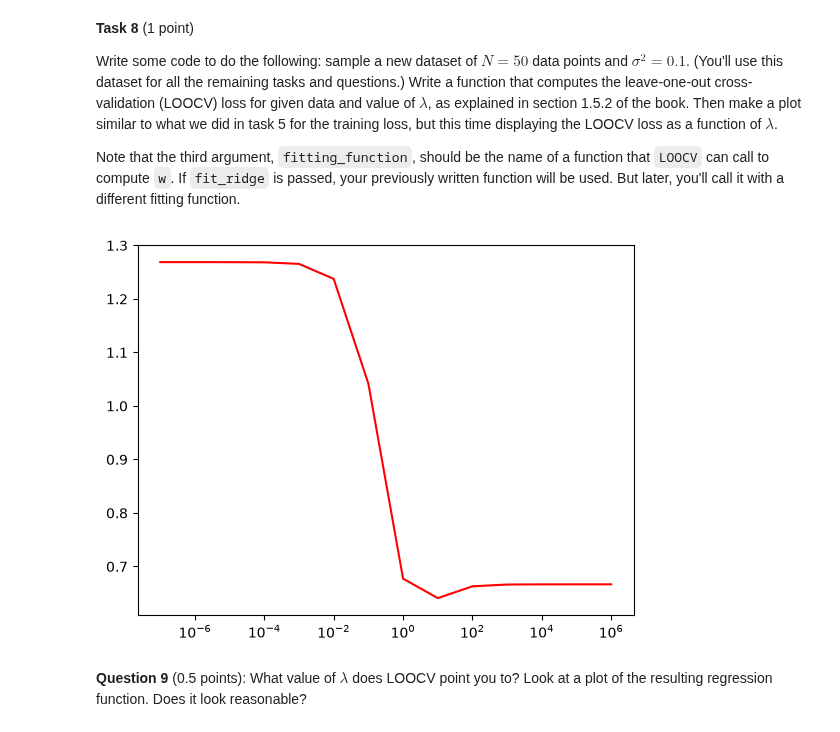
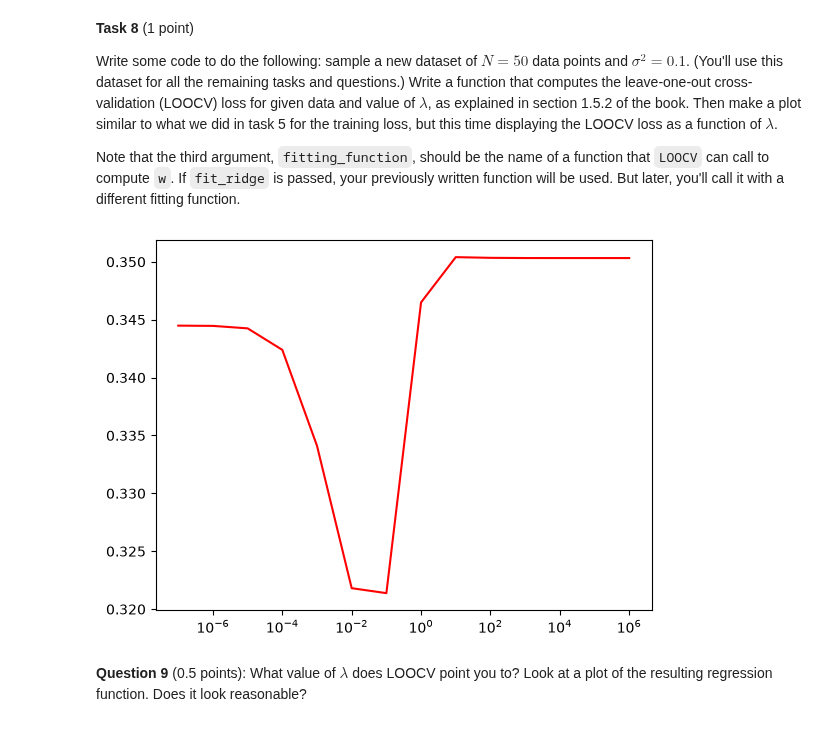
Before and after one commit to Maxouwe/MLBiihh, a Jupyter notebook: ML2026_assignment1.ipynb, the cells around one changed output. Cells and saved outputs as stored; diff of their text form; code cells hidden in the pictures.

```diff
--- a/ML2026_assignment1.ipynb
+++ b/ML2026_assignment1.ipynb
@@ -238,32 +238,32 @@ Note that the third argument, `fitting_function`, should be the name of a functi
 # %%
 def LOOCV(X, t, fitting_function, lamb):
     N, k = X.shape
     sum_of_losses = 0.0
     for leave_out in range(N):
         X_train = np.delete(X, leave_out, axis=0)
         t_train = np.delete(t, leave_out)
         w = fitting_function(X_train, t_train, lamb)
 
         X_validate = np.array(X[leave_out:leave_out+1])
         t_validate = np.array(t[leave_out:leave_out+1])
         sum_of_losses += compute_loss(w, X_validate, t_validate)
         pass
     return sum_of_losses / N
 
 # Your code here to sample a larger dataset, and to make the plot of the LOOCV loss for each lambda
 
-xs, ts = generate_data(3, 0.1)
+xs, ts = generate_data(50, 0.1)
 X = compute_X_matrix(xs)
 # Weve read that trying out lambdas on logarithmic scale is common practice
 lambdas = 10 ** np.linspace(-7, 6, 14)
 losses = []
 for l in lambdas:
     losses.append(LOOCV(X, ts, fit_ridge, l))
 plt.xscale('log')
 plt.plot(lambdas, losses, c='red')
 plt.show()
 # %% [output]
-[figure, old version]
+[figure, new version]
 # %% [markdown]
 **Question 9** (0.5 points): What value of $\lambda$ does LOOCV point you to? Look at a plot of the resulting regression function. Does it look reasonable?
 # %% [markdown]
```
Also changed, not shown: parts of 6 cells of this notebook.
